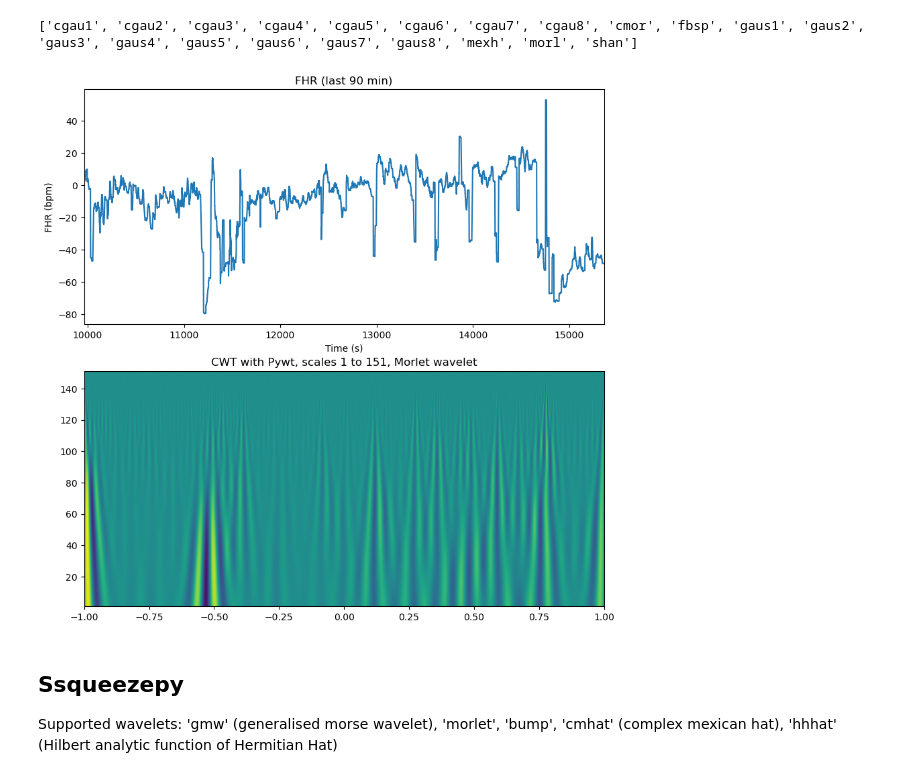
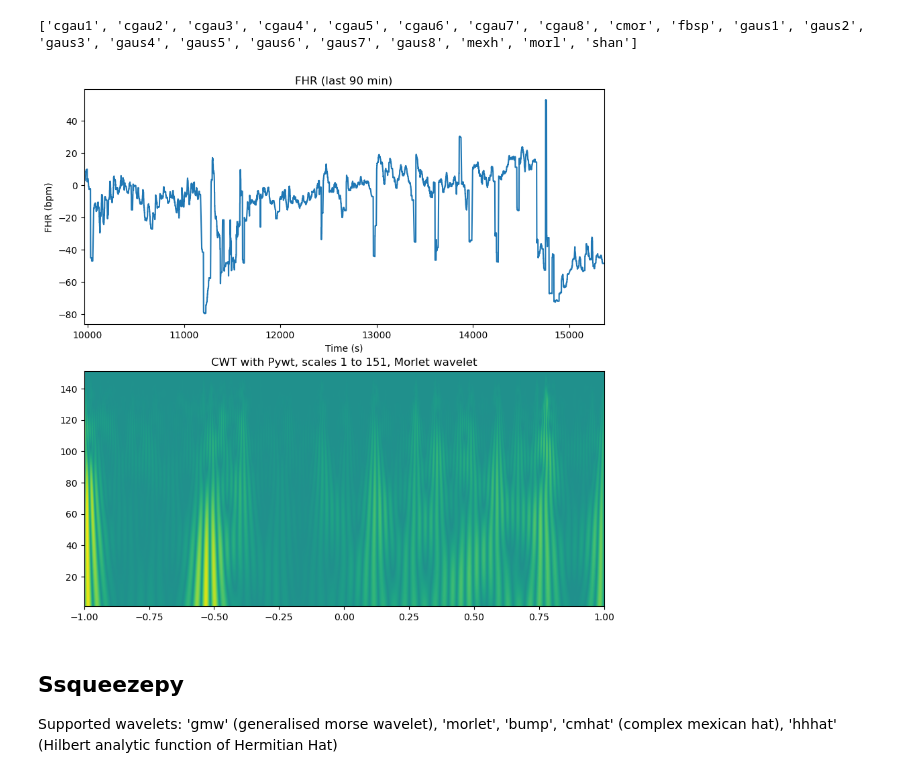
Before and after one commit to birth-outcomes/ctg_exploratory, a Jupyter notebook: 06_cwt_packages.ipynb, the cells around one changed output. Saved outputs shown, nothing was run; the diff lists cells and outputs as text; code cells hidden in the pictures.

```diff
--- a/06_cwt_packages.ipynb
+++ b/06_cwt_packages.ipynb
@@ -97,20 +97,21 @@ print(pywt.wavelist(kind='continuous'))
 # %%
 # Plot FHR
 fig, axes = plt.subplots(nrows=2, figsize=(10, 10))
 axes[0].plot(fhr-140)
 axes[0].margins(x=0)
 axes[0].set_title('FHR (last 90 min)')
 axes[0].set_xlabel('Time (s)')
 axes[0].set_ylabel('FHR (bpm)')
 
 # Perform CWT using pywt and plot scaleogram
 cwtmatr, freqs = pywt.cwt(data=fhr, scales=np.arange(1, 151), wavelet='morl')
-plt.imshow(cwtmatr, extent=[-1, 1, 1, 151], aspect='auto',
-           vmax=abs(cwtmatr).max(), vmin=-abs(cwtmatr).max())
+mag = abs(cwtmatr)
+plt.imshow(mag, extent=[-1, 1, 1, 151], aspect='auto',
+           vmax=mag.max(), vmin=-mag.max())
 plt.title('CWT with Pywt, scales 1 to 151, Morlet wavelet')
 plt.show()
 # %% [output]
-[figure, old version]
+[figure, new version]
 # %% [markdown]
 ## Ssqueezepy
 
```
Also changed, not shown: parts of 1 cell of this notebook.
